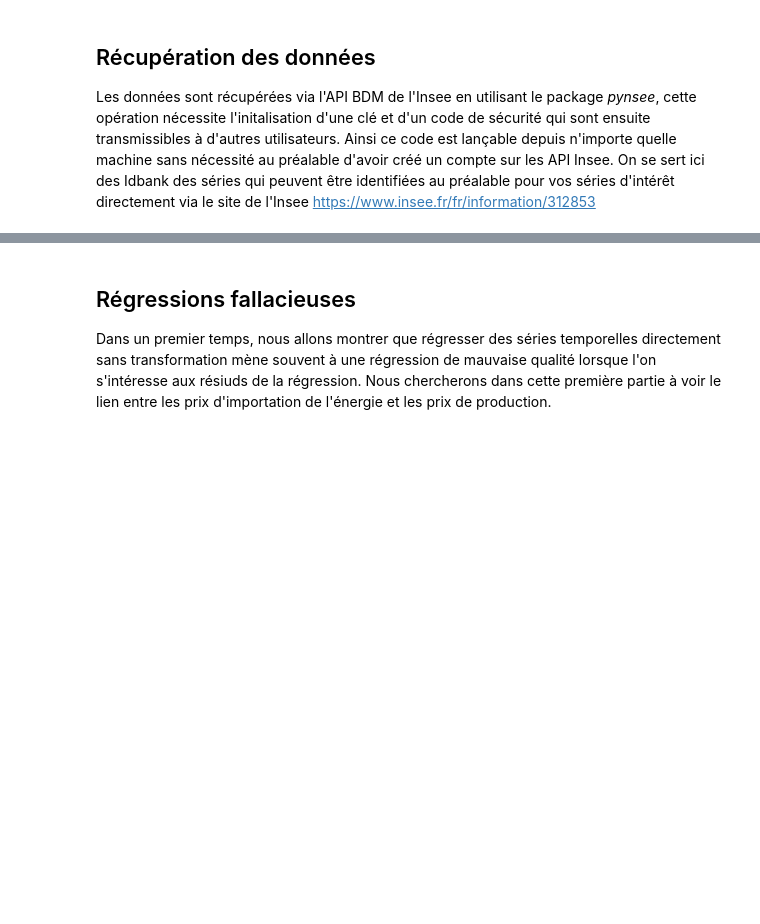
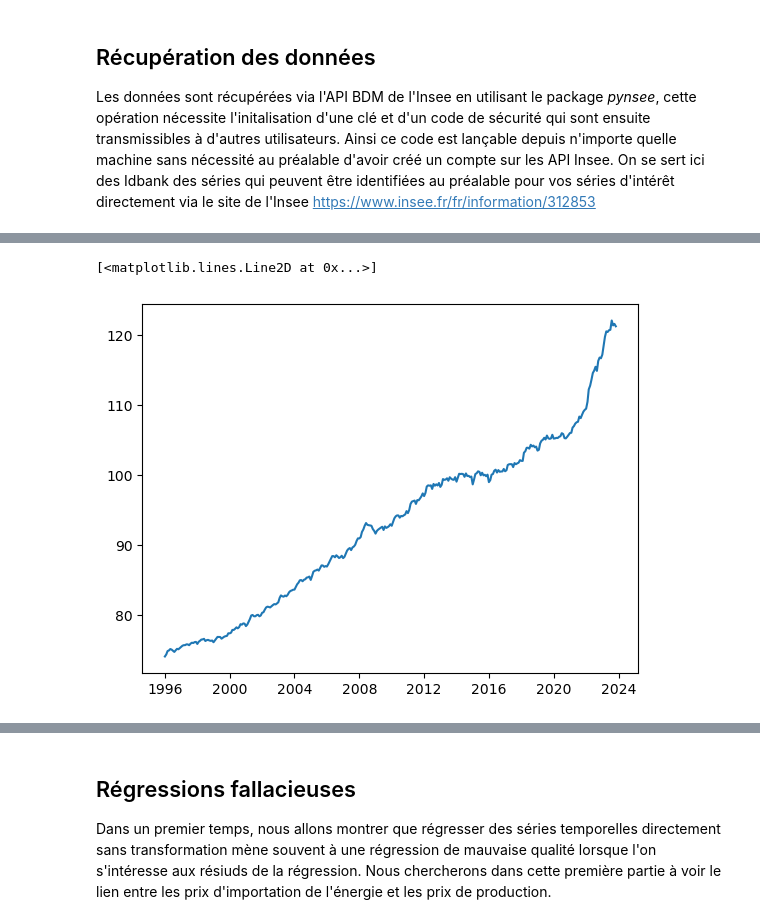
Before and after one commit to NathanVnh/Projet-Python, a Jupyter notebook: execute.ipynb, the cells around one changed output, grey strips where cells are left out. Cells and saved outputs as stored; diff of their text form; code cells hidden in the pictures; blank space fills up the shorter version.

Commit message:
rajout de mes travaux sur le document final
modification de la classe eurostats en attendant de régler les soucis d'imports, je commence à rajouter mes travaux dans le notebook final

```diff
--- a/execute.ipynb
+++ b/execute.ipynb
@@ -15,0 +70,2 @@ pp = s.ProjetPython()
+# %%
+HIPC = Eurostats('HIPC',1)
@@ -15,0 +93,2 @@ pp = s.ProjetPython()
+# %%
+data = HIPC.dataframe
@@ -15,0 +100,5 @@ pp = s.ProjetPython()
+# %%
+plt.plot(data)
+# %% [output]
+[<matplotlib.lines.Line2D at 0x...>]
+[figure, added]
```
Also changed, not shown: parts of 11 cells of this notebook, 1 other file.
